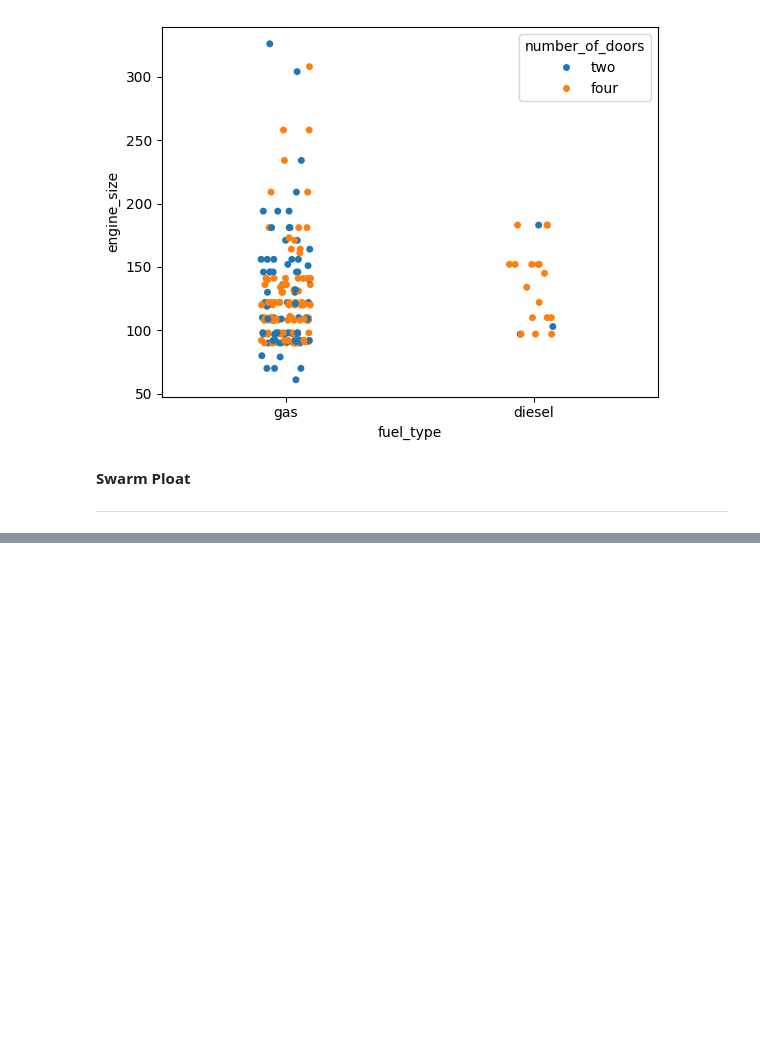
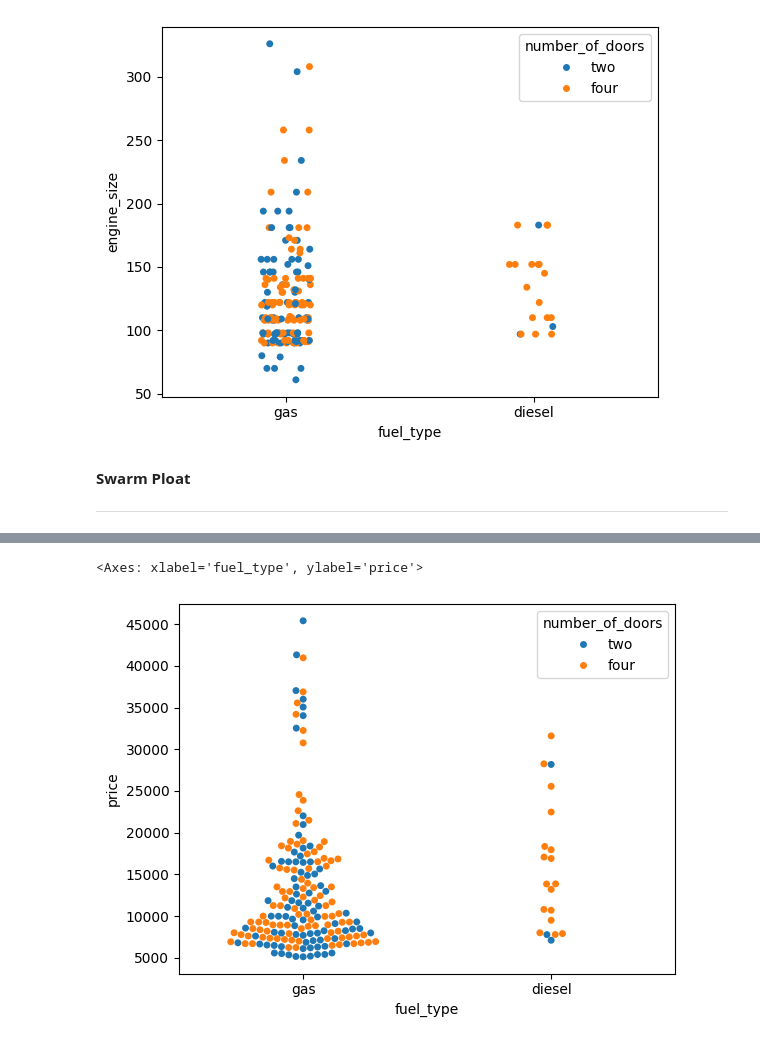
Before and after one commit to sumanthgm/Data_Science_Python, a Jupyter notebook: Practice_dataVisualization.ipynb, the cells around one changed output, grey strips where cells are left out. Drawn from its saved outputs; the diff is of its cells as text; code cells hidden in the pictures; blank space fills up the shorter version.

```diff
--- a/Practice_dataVisualization.ipynb
+++ b/Practice_dataVisualization.ipynb
@@ -422,0 +428,6 @@ sns.stripplot(data=data,x="fuel_type",y="engine_size",hue="number_of_doors")
+# %%
+# Using Hue parameters
+sns.swarmplot(data=data,x="fuel_type",y="price",hue="number_of_doors")
+# %% [output]
+<Axes: xlabel='fuel_type', ylabel='price'>
+[figure, added]
```
Also changed, not shown: parts of 9 cells of this notebook.
